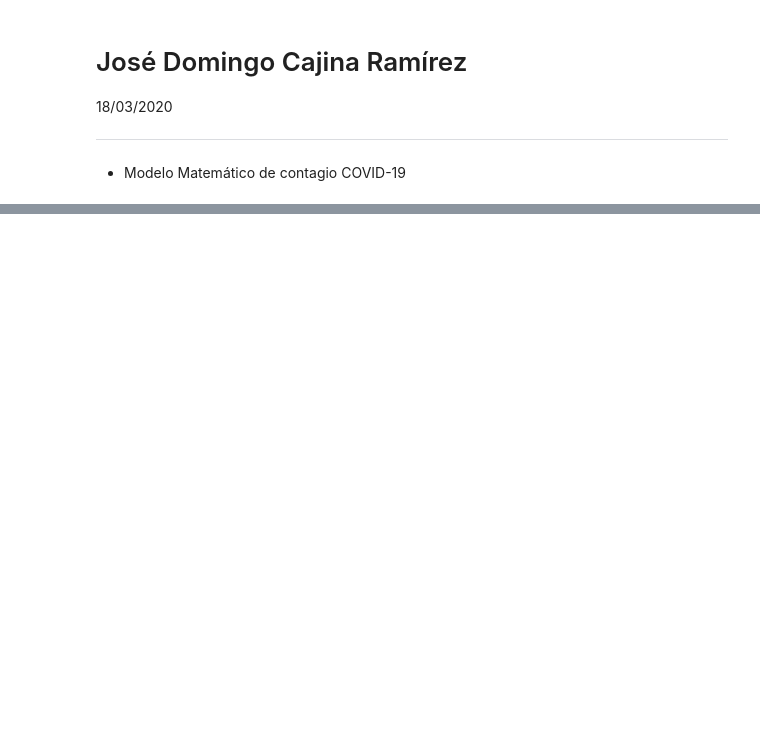
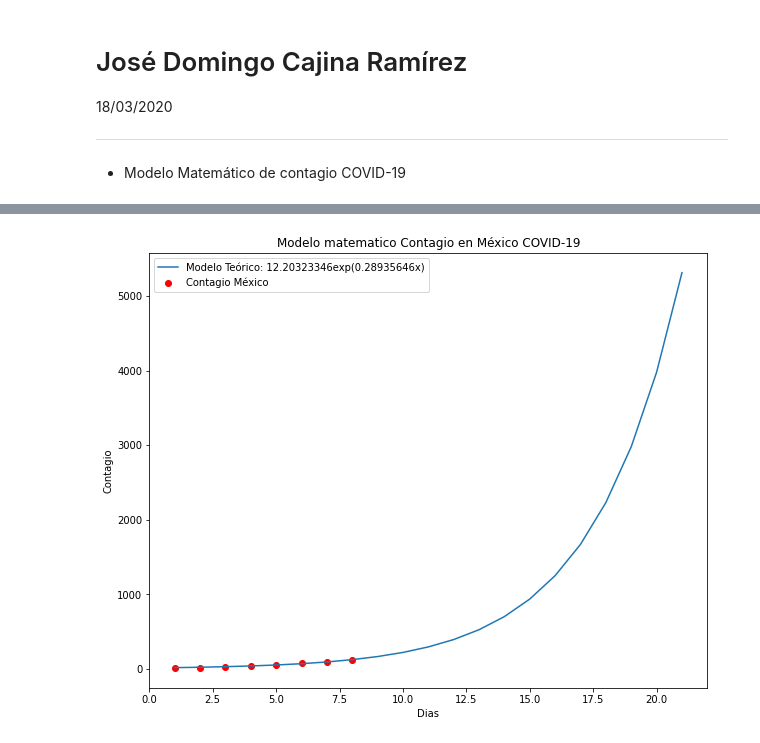
Before and after one commit to Physicworld/COVID19, a Jupyter notebook: Modelo__contagio_COVID_19.ipynb, the cells around one changed output, grey strips where cells are left out. Saved outputs shown, nothing was run; the diff lists cells and outputs as text; code cells hidden in the pictures; blank space fills up the shorter version.

```diff
--- a/Modelo__contagio_COVID_19.ipynb
+++ b/Modelo__contagio_COVID_19.ipynb
@@ -52,0 +76,15 @@ plt.show()
+# %%
+ym_teorica =12.20323346*np.exp(0.28935646*x)
+# %%
+fig = plt.figure(figsize=(10,8))
+ax = fig.add_subplot()
+ax.scatter(data['Dia.1'],data['Casos.1'], label="Contagio México", c="red")
+ax.plot(x, ym_teorica, label = "Modelo Teórico: 12.20323346exp(0.28935646x)")
+plt.xlabel("Dias")
+plt.ylabel("Contagio")
+plt.title("Modelo matematico Contagio en México COVID-19")
+plt.legend()
+plt.savefig("Modelo Matemático Mexico")
+plt.show()
+# %% [output]
+[figure, added]
```
Also changed, not shown: parts of 7 cells of this notebook.
